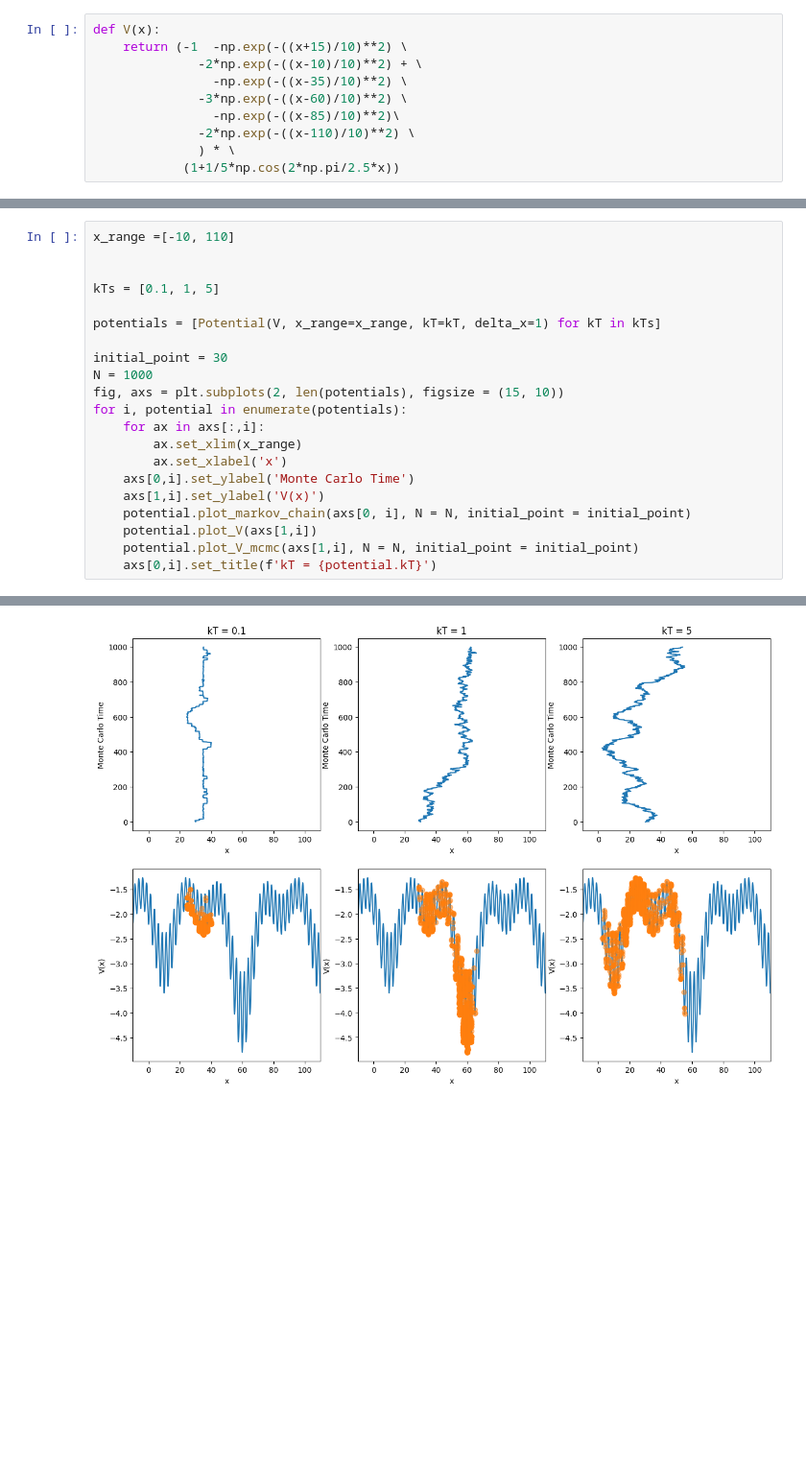
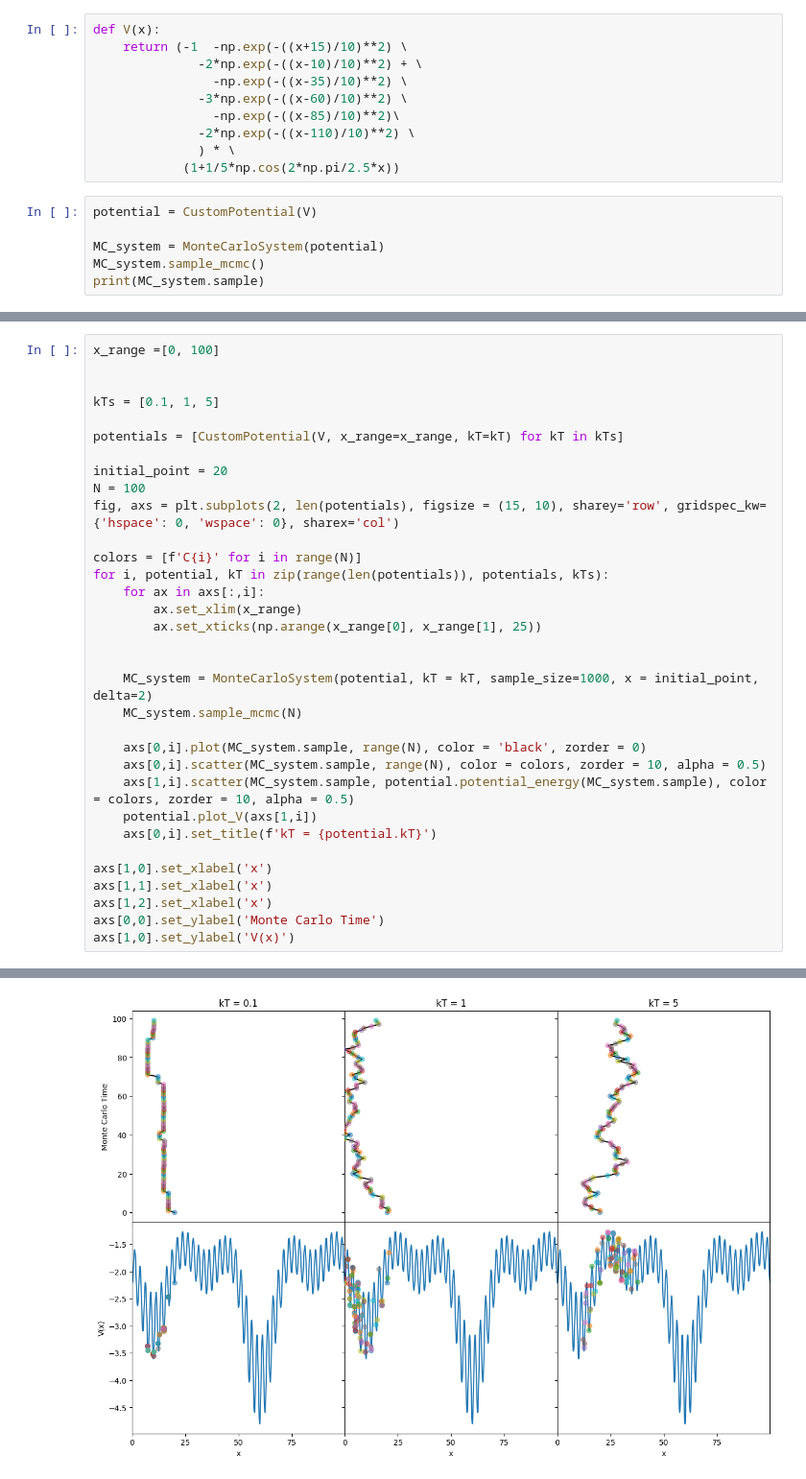
Before and after one commit to TobiasJohannessen/TobiasJohannessen.github.io, a Jupyter notebook: Computational Physics/Exercises/Week 3/Exercise 11.ipynb, the cells around one changed output, grey strips where cells are left out. Shown at 96% size. Drawn from its saved outputs; the diff is of its cells as text; blank space fills up the shorter version.

```diff
--- a/Computational Physics/Exercises/Week 3/Exercise 11.ipynb
+++ b/Computational Physics/Exercises/Week 3/Exercise 11.ipynb
@@ -18,3 +10,9 @@ def V(x):
               -2*np.exp(-((x-110)/10)**2) \
               ) * \
             (1+1/5*np.cos(2*np.pi/2.5*x))
+# %%
+potential = CustomPotential(V)
+
+MC_system = MonteCarloSystem(potential)
+MC_system.sample_mcmc()
+print(MC_system.sample)
@@ -21,22 +21,34 @@ def V(x):
 # %%
-x_range =[-10, 110]
+x_range =[0, 100]
 
 
 kTs = [0.1, 1, 5]
 
-potentials = [Potential(V, x_range=x_range, kT=kT, delta_x=1) for kT in kTs]
+potentials = [CustomPotential(V, x_range=x_range, kT=kT) for kT in kTs]
 
-initial_point = 30
-N = 1000
-fig, axs = plt.subplots(2, len(potentials), figsize = (15, 10))
-for i, potential in enumerate(potentials):
+initial_point = 20
+N = 100
+fig, axs = plt.subplots(2, len(potentials), figsize = (15, 10), sharey='row', gridspec_kw={'hspace': 0, 'wspace': 0}, sharex='col')
+
+colors = [f'C{i}' for i in range(N)]
+for i, potential, kT in zip(range(len(potentials)), potentials, kTs):
     for ax in axs[:,i]:
         ax.set_xlim(x_range)
-        ax.set_xlabel('x')
-    axs[0,i].set_ylabel('Monte Carlo Time')
-    axs[1,i].set_ylabel('V(x)')
-    potential.plot_markov_chain(axs[0, i], N = N, initial_point = initial_point)
+        ax.set_xticks(np.arange(x_range[0], x_range[1], 25))
+
+
+    MC_system = MonteCarloSystem(potential, kT = kT, sample_size=1000, x = initial_point, delta=2)
+    MC_system.sample_mcmc(N)
+
+    axs[0,i].plot(MC_system.sample, range(N), color = 'black', zorder = 0)
+    axs[0,i].scatter(MC_system.sample, range(N), color = colors, zorder = 10, alpha = 0.5)
+    axs[1,i].scatter(MC_system.sample, potential.potential_energy(MC_system.sample), color = colors, zorder = 10, alpha = 0.5)
     potential.plot_V(axs[1,i])
-    potential.plot_V_mcmc(axs[1,i], N = N, initial_point = initial_point)
     axs[0,i].set_title(f'kT = {potential.kT}')
+
+axs[1,0].set_xlabel('x')
+axs[1,1].set_xlabel('x')
+axs[1,2].set_xlabel('x')
+axs[0,0].set_ylabel('Monte Carlo Time')
+axs[1,0].set_ylabel('V(x)')
 # %% [output]
@@ -46 +56 @@ Accepted 972 out of 1000 samples: 97.2% acceptance rate
-[figure, old version]
+[figure, new version]
```
Also changed, not shown: parts of 10 cells of this notebook, 41 other files.
